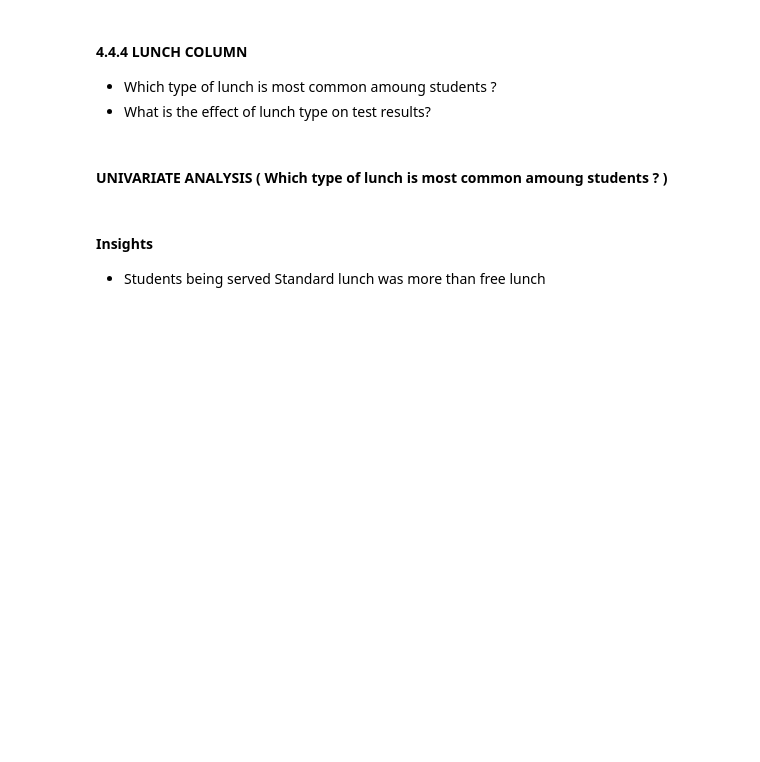
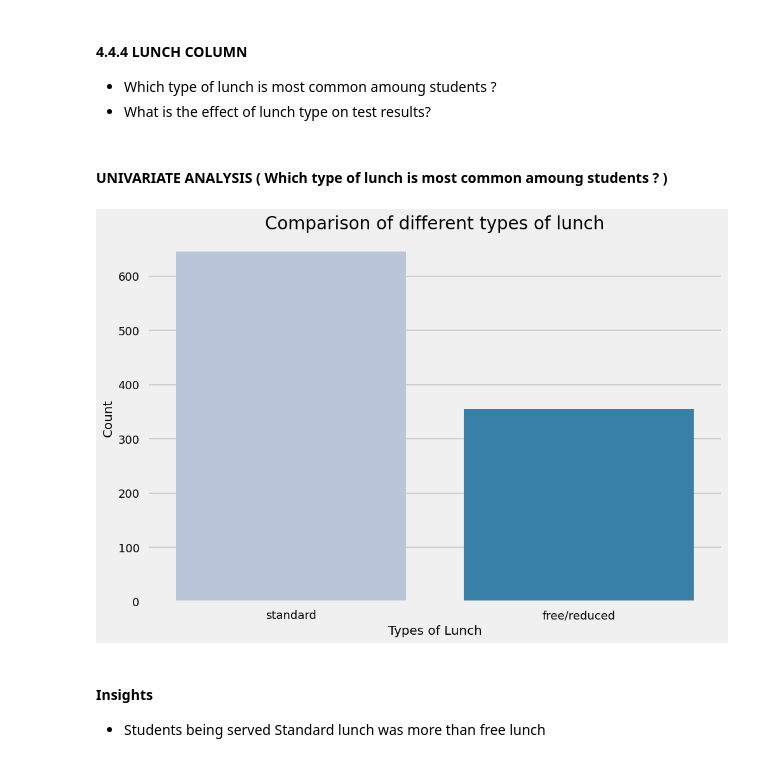
Before and after one commit to Dipraz/ML_Project, a Jupyter notebook: notebook/1 . EDA STUDENT PERFORMANCE .ipynb, the cells around one changed output. Saved outputs shown, nothing was run; the diff lists cells and outputs as text; code cells hidden in the pictures; blank space fills up the shorter version.

```diff
--- a/notebook/1 . EDA STUDENT PERFORMANCE .ipynb
+++ b/notebook/1 . EDA STUDENT PERFORMANCE .ipynb
@@ -546,11 +566,16 @@ plt.show()
 # %%
 plt.rcParams['figure.figsize'] = (15, 9)
 plt.style.use('seaborn-talk')
-sns.countplot(df['lunch'], palette = 'PuBu')
-plt.title('Comparison of different types of lunch', fontweight = 30, fontsize = 20)
-plt.xlabel('types of lunch')
-plt.ylabel('count')
+
+# Use countplot to create the plot for categorical data
+sns.countplot(data=df, x='lunch', palette='PuBu')
+
+plt.title('Comparison of different types of lunch', fontweight=30, fontsize=20)
+plt.xlabel('Types of Lunch')
+plt.ylabel('Count')
 plt.show()
+# %% [output]
+[figure, added]
 # %% [markdown]
 #### Insights
 - Students being served Standard lunch was more than free lunch
```
Also changed, not shown: parts of 8 cells of this notebook.
